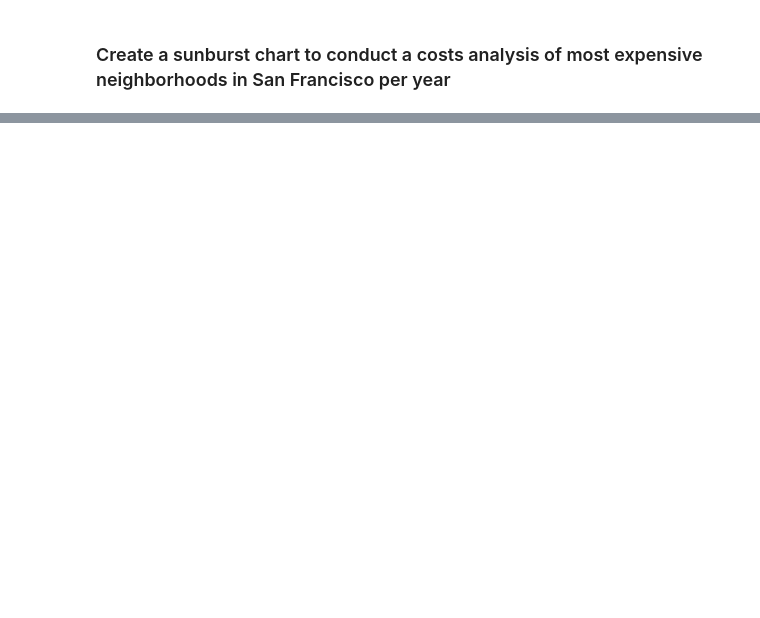
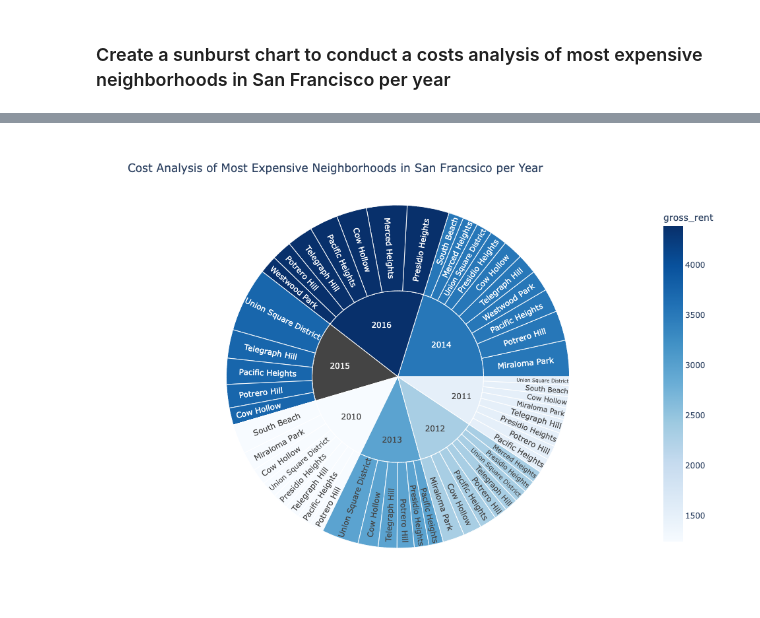
Before and after one commit to tylergehbauer/Pyhtonic-Monopoly, a Jupyter notebook: rental_analysis.ipynb, the cells around one changed output, grey strips where cells are left out. Drawn from its saved outputs; the diff is of its cells as text; code cells hidden in the pictures; blank space fills up the shorter version.

```diff
--- a/rental_analysis.ipynb
+++ b/rental_analysis.ipynb
@@ -337,7 +339,7 @@ In this section, you will use Plotly express to create visualizations that inves
 ### Create a DataFrame showing the most expensive neighborhoods in San Francisco by year
 # %%
 # Fetch the data from all expensive neighborhoods per year.
-df_expensive_neighborhoods_per_year = df_costs[df_costs["neighborhood"].isin(df_expensive_neighborhoods["neighborhood"])]
+df_expensive_neighborhoods_per_year = new_df[new_df["neighborhood"].isin(expensive_df["neighborhood"])]
 df_expensive_neighborhoods_per_year.head()
 # %% [output]
 |  | year | neighborhood | sale_price_sqr_foot | housing_units | gross_rent |
@@ -367,0 +382,9 @@ df_expensive_neighborhoods_per_year.head()
+# %%
+# Sunburst Plot
+sunburst_plot = px.sunburst(df_expensive_neighborhoods_per_year, path=['year', 'neighborhood'],
+                      values='sale_price_sqr_foot', color='gross_rent', height =700,
+                      color_continuous_scale='Blues',
+                     title = 'Cost Analysis of Most Expensive Neighborhoods in San Francsico per Year')
+sunburst_plot
+# %% [output]
+[figure, added]
```
Also changed, not shown: parts of 11 cells of this notebook.
